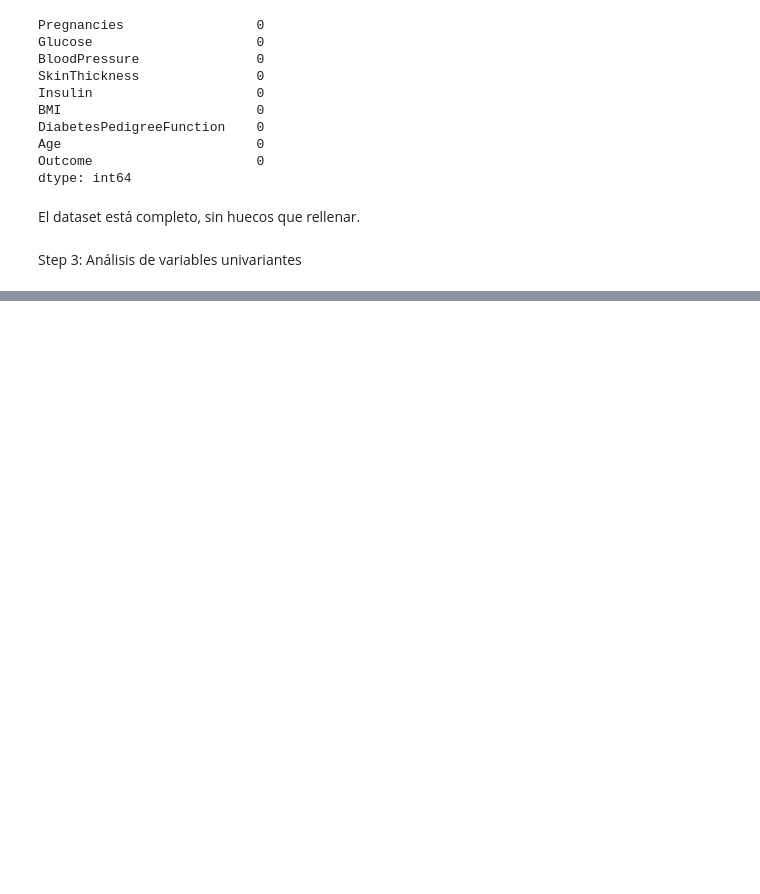
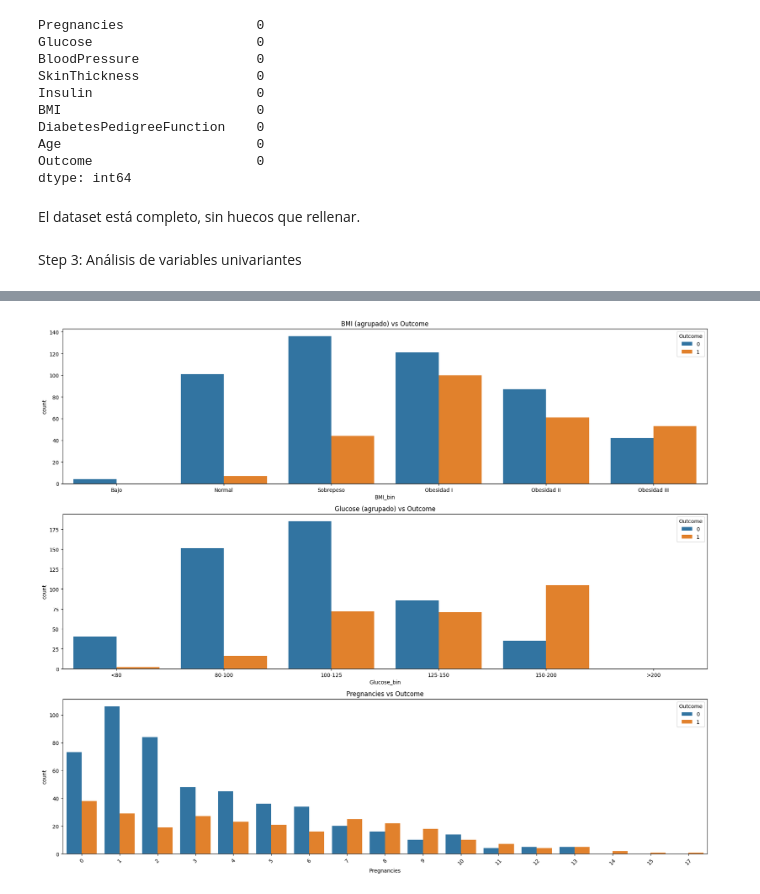
Before and after one commit to 4GeeksAcademy/DecissionTree_cafedemanha94-25, a Jupyter notebook: src/explore.ipynb, the cells around one changed output, grey strips where cells are left out. Saved outputs shown, nothing was run; the diff lists cells and outputs as text; code cells hidden in the pictures; blank space fills up the shorter version.

```diff
--- a/src/explore.ipynb
+++ b/src/explore.ipynb
@@ -61,0 +122,48 @@ plt.show()
+# %%
+total_data["BMI_bin"] = pd.cut(
+    total_data["BMI"],
+    bins=[0, 18.5, 25, 30, 35, 40, 60],
+    labels=["Bajo", "Normal", "Sobrepeso", "Obesidad I", "Obesidad II", "Obesidad III"]
+)
+total_data["Glucose_bin"] = pd.cut(
+    total_data["Glucose"],
+    bins=[0, 80, 100, 125, 150, 200, 300],
+    labels=["<80", "80-100", "100-125", "125-150", "150-200", ">200"]
+)
+# %%
+fig, axes = plt.subplots(3, 1, figsize=(18, 15))
+
+# Gráfico 1: BMI agrupado
+sns.countplot(
+    ax=axes[0],
+    data=total_data,
+    x="BMI_bin",
+    hue="Outcome"
+)
+axes[0].tick_params(axis='x', rotation=0)
+axes[0].set_title("BMI (agrupado) vs Outcome")
+
+# Gráfico 2: Glucose agrupado
+sns.countplot(
+    ax=axes[1],
+    data=total_data,
+    x="Glucose_bin",
+    hue="Outcome"
+)
+axes[1].tick_params(axis='x', rotation=0)
+axes[1].set_title("Glucose (agrupado) vs Outcome")
+
+# Gráfico 3: Pregnancies (sin cambios)
+sns.countplot(
+    ax=axes[2],
+    data=total_data,
+    x="Pregnancies",
+    hue="Outcome"
+)
+axes[2].tick_params(axis='x', rotation=45)
+axes[2].set_title("Pregnancies vs Outcome")
+
+plt.tight_layout()
+plt.show()
+# %% [output]
+[figure, added]
```
Also changed, not shown: parts of 19 cells of this notebook.
